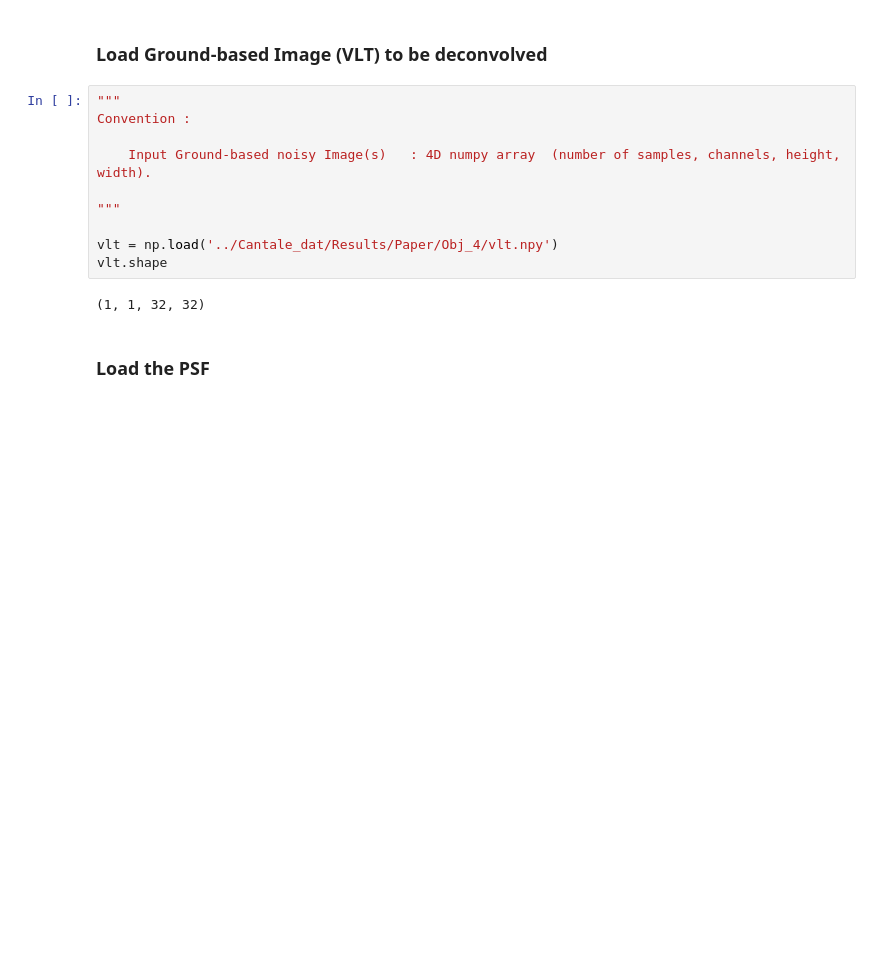
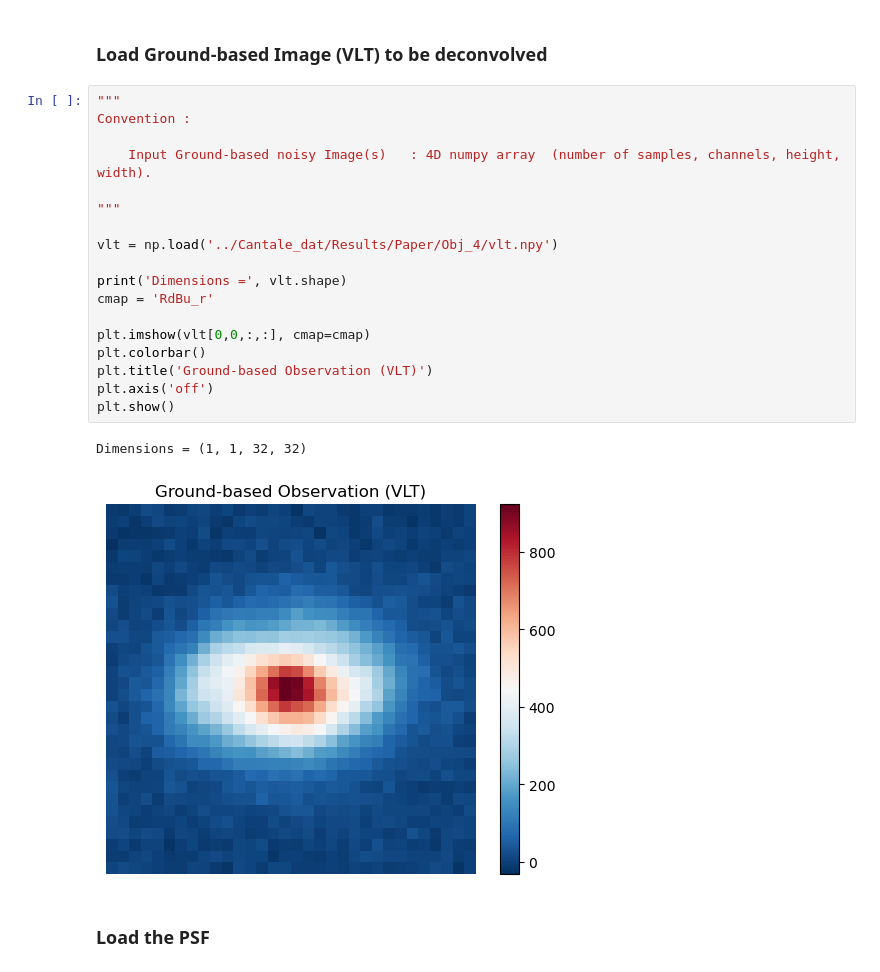
Before and after one commit to utsav-akhaury/SUNet, a Jupyter notebook: tutorial.ipynb, the cells around one changed output. Drawn from its saved outputs; the diff is of its cells as text; blank space fills up the shorter version.

```diff
--- a/tutorial.ipynb
+++ b/tutorial.ipynb
@@ -12,15 +12,24 @@ from mpl_toolkits.axes_grid1 import make_axes_locatable
 # %%
 """
 Convention :
 
     Input Ground-based noisy Image(s)   : 4D numpy array  (number of samples, channels, height, width).
 
 """
 
 vlt = np.load('../Cantale_dat/Results/Paper/Obj_4/vlt.npy')
-vlt.shape
+
+print('Dimensions =', vlt.shape)
+cmap = 'RdBu_r'
+
+plt.imshow(vlt[0,0,:,:], cmap=cmap)
+plt.colorbar()
+plt.title('Ground-based Observation (VLT)')
+plt.axis('off')
+plt.show()
 # %% [output]
-(1, 1, 32, 32)
+Dimensions = (1, 1, 32, 32)
+[figure, added]
 # %% [markdown]
 ### Load the PSF
 # %%
```
Also changed, not shown: parts of 4 cells of this notebook.
